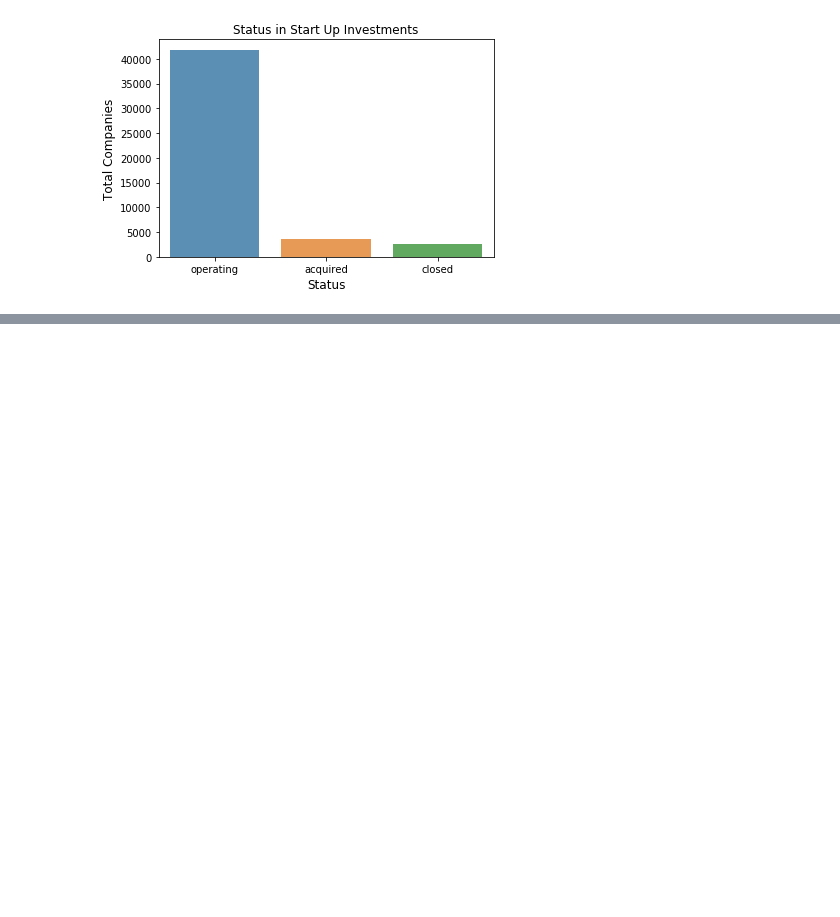
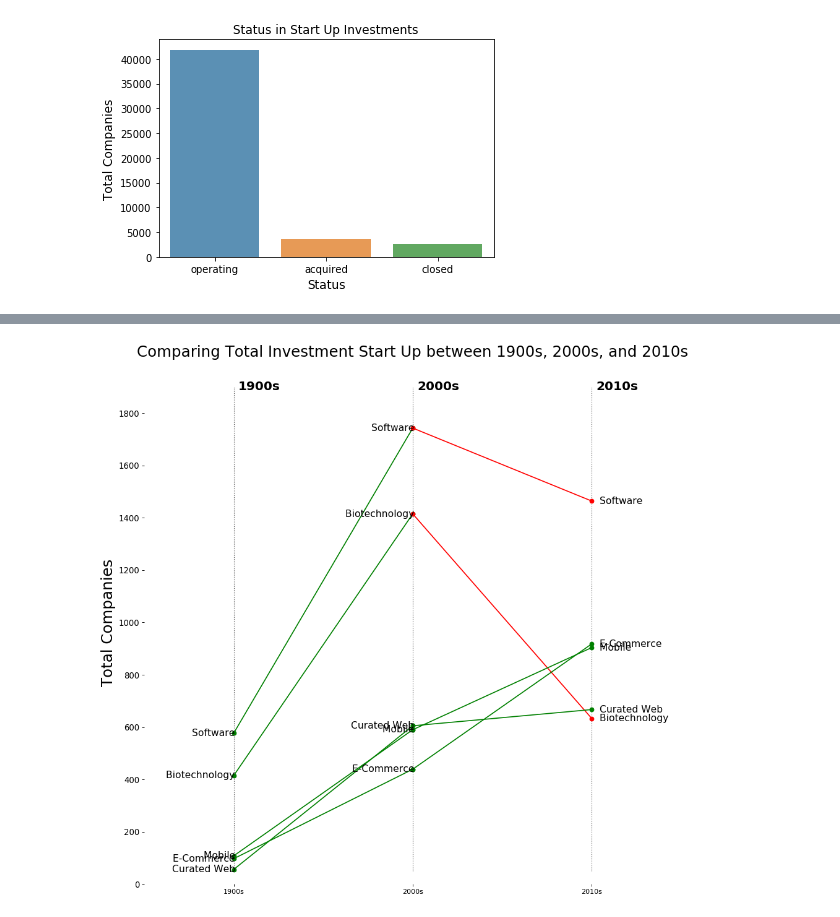
Before and after one commit to Eunha-Personal-Assistant/EDA-StartUpInvestments, a Jupyter notebook: Start Up Investments.ipynb, the cells around one changed output, grey strips where cells are left out. Drawn from its saved outputs; the diff is of its cells as text; code cells hidden in the pictures; blank space fills up the shorter version.

Commit message:
done comparing between 1900s, 2000s, 2010 total investments

```diff
--- a/Start Up Investments.ipynb
+++ b/Start Up Investments.ipynb
@@ -174,0 +178,18 @@ plt.show()
+# %%
+df_raw = df.copy()
+top_categories = list(dict(df_raw.market.value_counts()[:5]).keys())
+df_raw = df_raw[df_raw["market"].isin(top_categories)]
+
+def get_founded_year_cat(year):
+    if year < 2000:
+        return "1900s"
+    elif year < 2010:
+        return "2000s"
+    elif year >= 2010:
+        return "2010s"
+
+df_raw["founded_year_cat"] = df_raw.founded_year.apply(lambda x: get_founded_year_cat(x))
+df_raw.dropna(subset=["founded_year_cat"], inplace=True)
+df_raw = df_raw[['founded_year_cat', "market"]].groupby(['market', 'founded_year_cat']).size()
+df_raw = df_raw.unstack()
+df_raw
@@ -174,0 +213,55 @@ plt.show()
+# %%
+import matplotlib.lines as mlines
+# Import Data
+
+klass1 = ['red' if (y1-y2) < 0 else 'green' for y1, y2 in zip(df_raw['1900s'], df_raw['2000s'])]
+klass2 = ['red' if (y1-y2) < 0 else 'green' for y1, y2 in zip(df_raw['2000s'], df_raw['2010s'])]
+
+# draw line
+# https://stackoverflow.com/questions/36470343/how-to-draw-a-line-with-matplotlib/36479941
+def newline(p1, p2, color='black'):
+    ax = plt.gca()
+    l = mlines.Line2D([p1[0],p2[0]], [p1[1],p2[1]], color='red' if p1[1]-p2[1] > 0 else 'green', marker='o', markersize=6)
+    ax.add_line(l)
+    return l
+
+fig, ax = plt.subplots(1,1,figsize=(14,14), dpi= 80)
+
+# Vertical Lines
+ax.vlines(x=1, ymin=50, ymax=1900, color='black', alpha=0.7, linewidth=1, linestyles='dotted')
+ax.vlines(x=3, ymin=50, ymax=1900, color='black', alpha=0.7, linewidth=1, linestyles='dotted')
+ax.vlines(x=5, ymin=50, ymax=1900, color='black', alpha=0.7, linewidth=1, linestyles='dotted')
+
+# # Points
+ax.scatter(y=df_raw['1900s'], x=np.repeat(1, df_raw.shape[0]), s=10, color='black', alpha=0.7)
+ax.scatter(y=df_raw['2000s'], x=np.repeat(3, df_raw.shape[0]), s=10, color='black', alpha=0.7)
+ax.scatter(y=df_raw['2010s'], x=np.repeat(5, df_raw.shape[0]), s=10, color='black', alpha=0.7)
+
+# # Line Segmentsand Annotation
+for p1, p2, p3, c in zip(df_raw['1900s'], df_raw['2000s'], df_raw['2010s'], df_raw.index):
+    newline([1, p1], [3, p2])
+    newline([3, p2], [5, p3])
+    ax.text(1+0.05, p1, c , horizontalalignment='right', verticalalignment='center', fontdict={'size':14})
+    ax.text(3+0.05, p2, c , horizontalalignment='right', verticalalignment='center', fontdict={'size':14})
+    ax.text(5+0.05, p3, c , horizontalalignment='left', verticalalignment='center', fontdict={'size':14})
+
+# # 'Before' and 'After' Annotations
+ax.text(1+0.05, 1900, '1900s', horizontalalignment='left', verticalalignment='center', fontdict={'size':18, 'weight':700})
+ax.text(3+0.05, 1900, '2000s', horizontalalignment='left', verticalalignment='center', fontdict={'size':18, 'weight':700})
+ax.text(5+0.05, 1900, '2010s', horizontalalignment='left', verticalalignment='center', fontdict={'size':18, 'weight':700})
+
+# # Decoration
+ax.set_title("Comparing Total Investment Start Up between 1900s, 2000s, and 2010s", fontdict={'size':22})
+ax.set(xlim=(0, 6), ylim=(0, 2000), ylabel='Total Companies')
+ax.set_ylabel('Total Companies', fontdict={'size':22})
+ax.set_xticks([1, 3, 5])
+ax.set_xticklabels(["1900s", "2000s", "2010s"])
+plt.yticks(np.arange(0, 2000, 200), fontsize=12)
+
+# # Lighten borders
+plt.gca().spines["top"].set_alpha(.0)
+plt.gca().spines["bottom"].set_alpha(.0)
+plt.gca().spines["right"].set_alpha(.0)
+plt.gca().spines["left"].set_alpha(.0)
+# %% [output]
+[figure, added]
```
Also changed, not shown: parts of 5 cells of this notebook.
